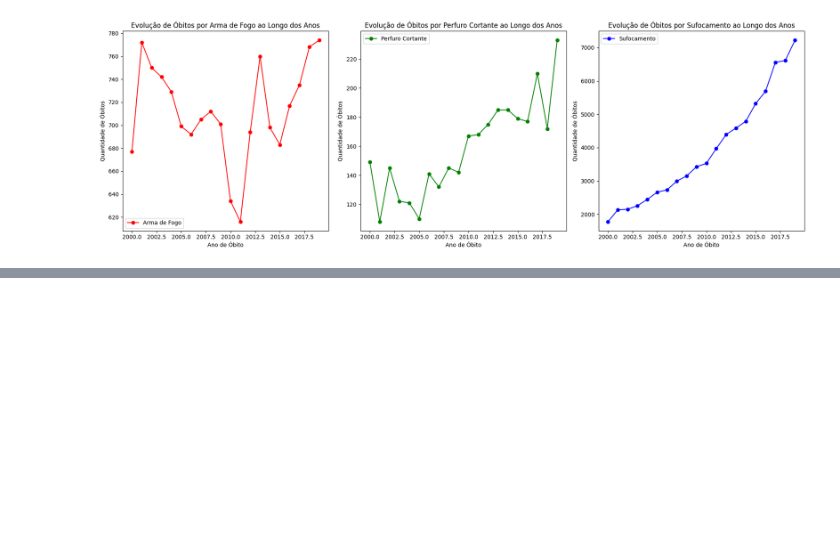
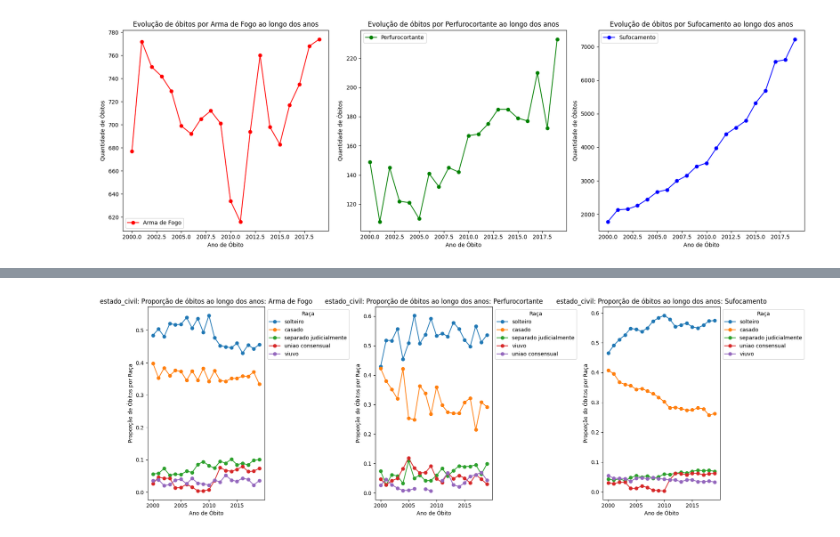
Before and after one commit to victorhlaune/project_pos_puc_minas, a Jupyter notebook: 04_visualizacoes.ipynb, the cells around one changed output, grey strips where cells are left out. Drawn from its saved outputs; the diff is of its cells as text; code cells hidden in the pictures; blank space fills up the shorter version.

```diff
--- a/04_visualizacoes.ipynb
+++ b/04_visualizacoes.ipynb
@@ -201,0 +58,17 @@ plt.show()
+# %%
+# Criando subplots
+fig, axes = plt.subplots(1, 3, figsize=(18, 6))
+
+# Chamando a função para cada categoria e associando ao subplot correspondente
+plot_race_proportion(ax=axes[0], df=df_arma_fogo, coluna='estado_civil', categoria='Arma de Fogo', cor='red')
+plot_race_proportion(ax=axes[1], df=df_perfuro_cortante, coluna='estado_civil', categoria='Perfurocortante', cor='green')
+plot_race_proportion(ax=axes[2], df=df_sufocamento, coluna='estado_civil', categoria='Sufocamento', cor='blue')
+
+# Ajustando o layout
+plt.tight_layout()
+
+# Mostrando os gráficos
+
+plt.show()
+# %% [output]
+[figure, added]
```
Also changed, not shown: parts of 10 cells of this notebook, 3 other files.
